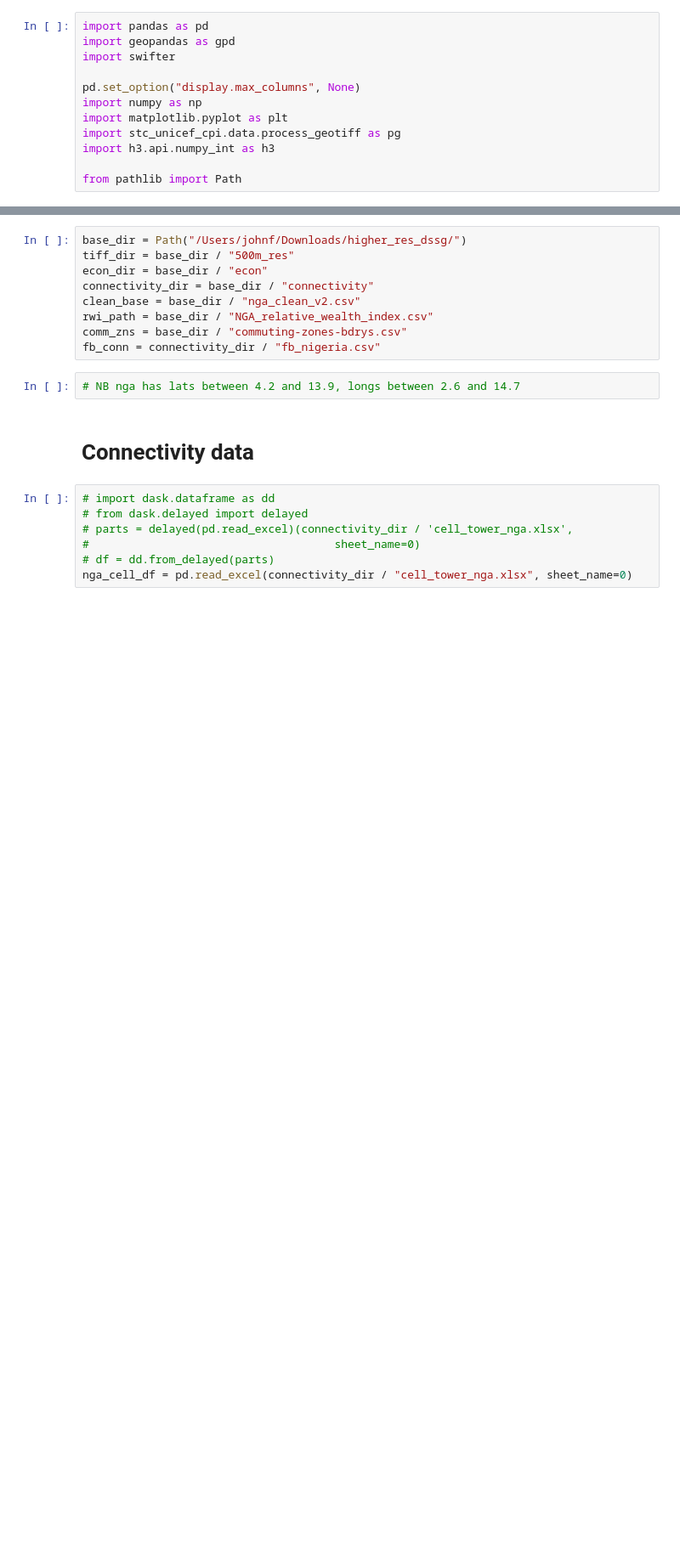
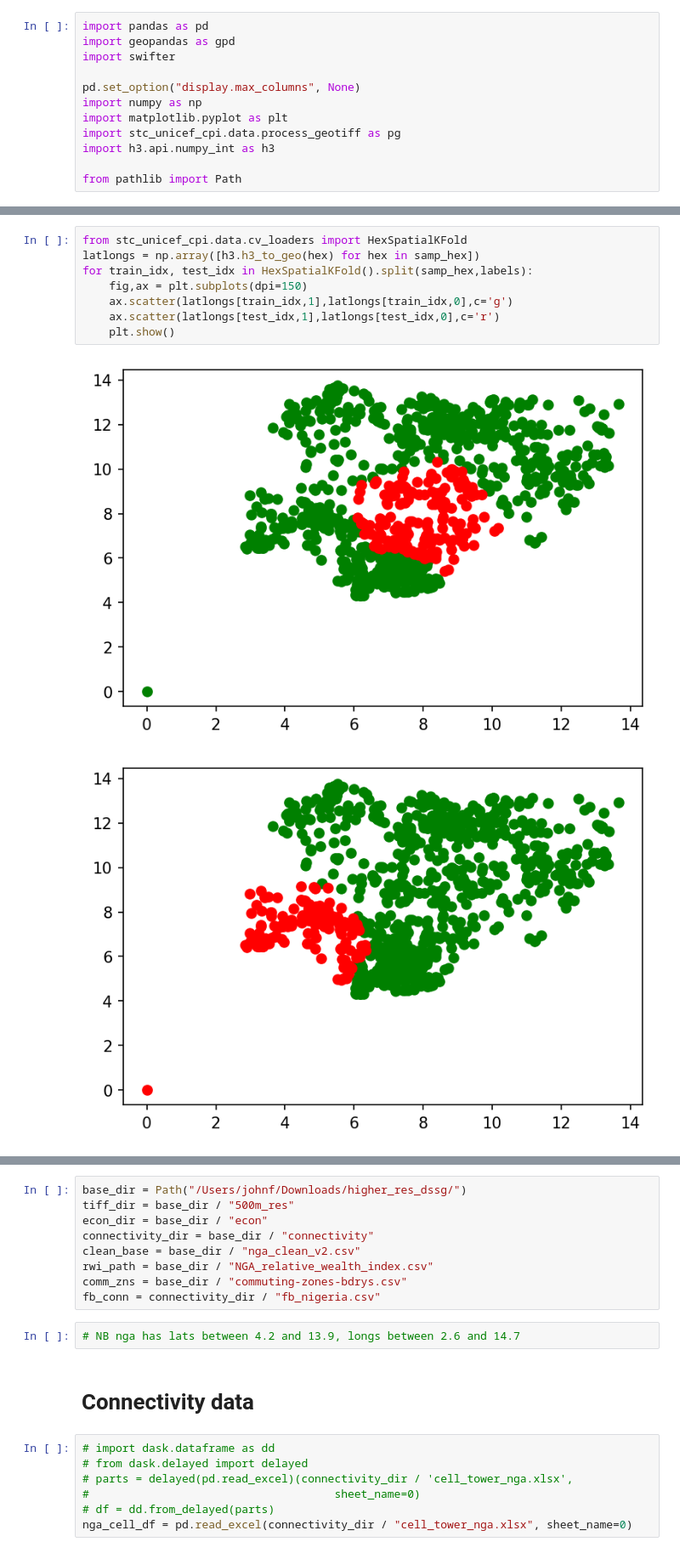
Before and after one commit to DSSGxUK/s22_savethechildren, a Jupyter notebook: notebooks/data_cleaning_v2.ipynb, the cells around one changed output, grey strips where cells are left out. Shown: that part at 85% size. Cells and saved outputs as stored; diff of their text form; blank space fills up the shorter version.

```diff
--- a/notebooks/data_cleaning_v2.ipynb
+++ b/notebooks/data_cleaning_v2.ipynb
@@ -15,0 +65,11 @@ from pathlib import Path
+# %%
+from stc_unicef_cpi.data.cv_loaders import HexSpatialKFold
+latlongs = np.array([h3.h3_to_geo(hex) for hex in samp_hex])
+for train_idx, test_idx in HexSpatialKFold().split(samp_hex,labels):
+    fig,ax = plt.subplots(dpi=150)
+    ax.scatter(latlongs[train_idx,1],latlongs[train_idx,0],c='g')
+    ax.scatter(latlongs[test_idx,1],latlongs[test_idx,0],c='r')
+    plt.show()
+# %% [output]
+[figure, added]
+[figure, added]
```
Also changed, not shown: parts of 6 cells of this notebook, 3 other files.
